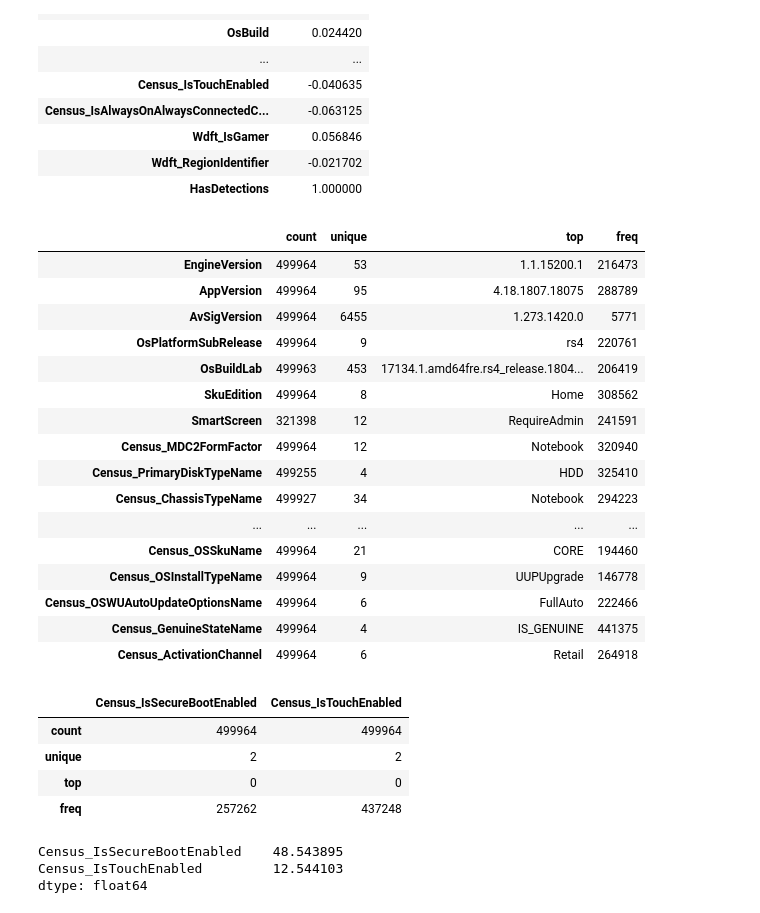
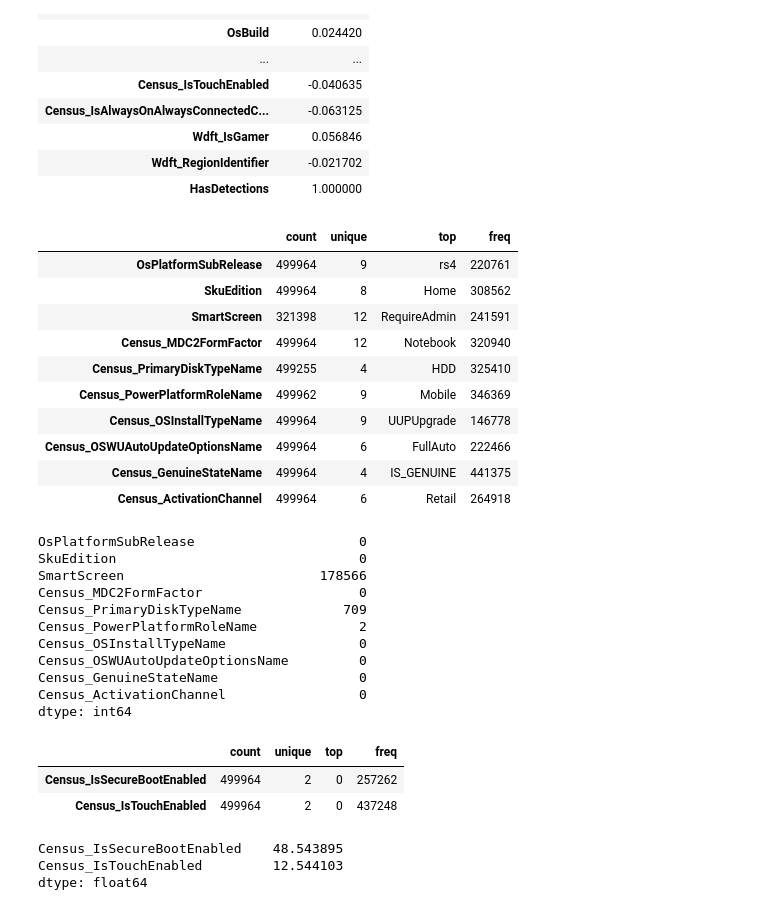
Before and after one commit to Angel789data/entregable_2, a Jupyter notebook: entregable.ipynb, the cells around one changed output. Cells and saved outputs as stored; diff of their text form; code cells hidden in the pictures.

```diff
--- a/entregable.ipynb
+++ b/entregable.ipynb
@@ -423,6 +769,6 @@ columnas con mas de 10 valores unicos:  ['EngineVersion', 'AppVersion', 'AvSigVe
 # %%
 # Copia antes de transformacion de categoricas
-df3 = df2.copy()
+df3 = copy_meta(df2)
 # %%
 df3.head()
 # %% [output]
@@ -533,0 +826,2 @@ print("\nResultados Chi-cuadrado:\n", chi2_scores)
+# %%
+chi2_resutado  =  chi2_categoricas(df3 , lista_categoricas)
@@ -533,0 +841,5 @@ print("\nResultados Chi-cuadrado:\n", chi2_scores)
+# %%
+lista_eliminar_part1 = chi2_resutado[(chi2_resutado['Variable2'].isin(categorias_uniq_menor)) & (chi2_resutado['Variable1'].isin(categorias_uniq_mayor)) &
+                    (chi2_resutado['p_valor'] < 0.05)]['Variable1'].dropna().unique().tolist()
+
+lista_eliminar_part1
@@ -533,0 +895,7 @@ print("\nResultados Chi-cuadrado:\n", chi2_scores)
+# %%
+# tienen una relacion muy grande con las variables puede ser eliminada
+eliminar_columnas(df2, lista_eliminar_part1)
+lista_categoricas = eliminar_valores(
+    lista_categoricas, lista_eliminar_part1)
+categorias_uniq_mayor = eliminar_valores(
+    categorias_uniq_mayor, lista_eliminar_part1)
@@ -577,31 +995,37 @@ corr['HasDetections'].to_frame().style.background_gradient(cmap='coolwarm')
 | Wdft_RegionIdentifier | -0.021702 |
 | HasDetections | 1.000000 |
 # %%
-df3[lista_categoricas].select_dtypes(include=['object']).describe().T
+df2[lista_categoricas].select_dtypes(include=['object']).describe().T
 # %% [output]
 |  | count | unique | top | freq |
-| EngineVersion | 499964 | 53 | 1.1.15200.1 | 216473 |
-| AppVersion | 499964 | 95 | 4.18.1807.18075 | 288789 |
-| AvSigVersion | 499964 | 6455 | 1.273.1420.0 | 5771 |
 | OsPlatformSubRelease | 499964 | 9 | rs4 | 220761 |
-| OsBuildLab | 499963 | 453 | 17134.1.amd64fre.rs4_release.1804... | 206419 |
 | SkuEdition | 499964 | 8 | Home | 308562 |
 | SmartScreen | 321398 | 12 | RequireAdmin | 241591 |
 | Census_MDC2FormFactor | 499964 | 12 | Notebook | 320940 |
 | Census_PrimaryDiskTypeName | 499255 | 4 | HDD | 325410 |
-| Census_ChassisTypeName | 499927 | 34 | Notebook | 294223 |
-| ... | ... | ... | ... | ... |
-| Census_OSSkuName | 499964 | 21 | CORE | 194460 |
+| Census_PowerPlatformRoleName | 499962 | 9 | Mobile | 346369 |
 | Census_OSInstallTypeName | 499964 | 9 | UUPUpgrade | 146778 |
 | Census_OSWUAutoUpdateOptionsName | 499964 | 6 | FullAuto | 222466 |
 | Census_GenuineStateName | 499964 | 4 | IS_GENUINE | 441375 |
 | Census_ActivationChannel | 499964 | 6 | Retail | 264918 |
+# %%
+df2[lista_categoricas].isnull().sum()
+# %% [output]
+OsPlatformSubRelease                     0
+SkuEdition                               0
+SmartScreen                         178566
+Census_MDC2FormFactor                    0
+Census_PrimaryDiskTypeName             709
+Census_PowerPlatformRoleName             2
+Census_OSInstallTypeName                 0
+Census_OSWUAutoUpdateOptionsName         0
+Census_GenuineStateName                  0
+Census_ActivationChannel                 0
+dtype: int64
 # %%
-df3[lista_boolean].astype(str).select_dtypes(include=['object']).describe()
+df2[lista_boolean].astype(str).select_dtypes(include=['object']).describe().T
 # %% [output]
-|  | Census_IsSecureBootEnabled | Census_IsTouchEnabled |
-| count | 499964 | 499964 |
-| unique | 2 | 2 |
-| top | 0 | 0 |
-| freq | 257262 | 437248 |
+|  | count | unique | top | freq |
+| Census_IsSecureBootEnabled | 499964 | 2 | 0 | 257262 |
+| Census_IsTouchEnabled | 499964 | 2 | 0 | 437248 |
 # %%
```
Also changed, not shown: parts of 114 cells of this notebook.
